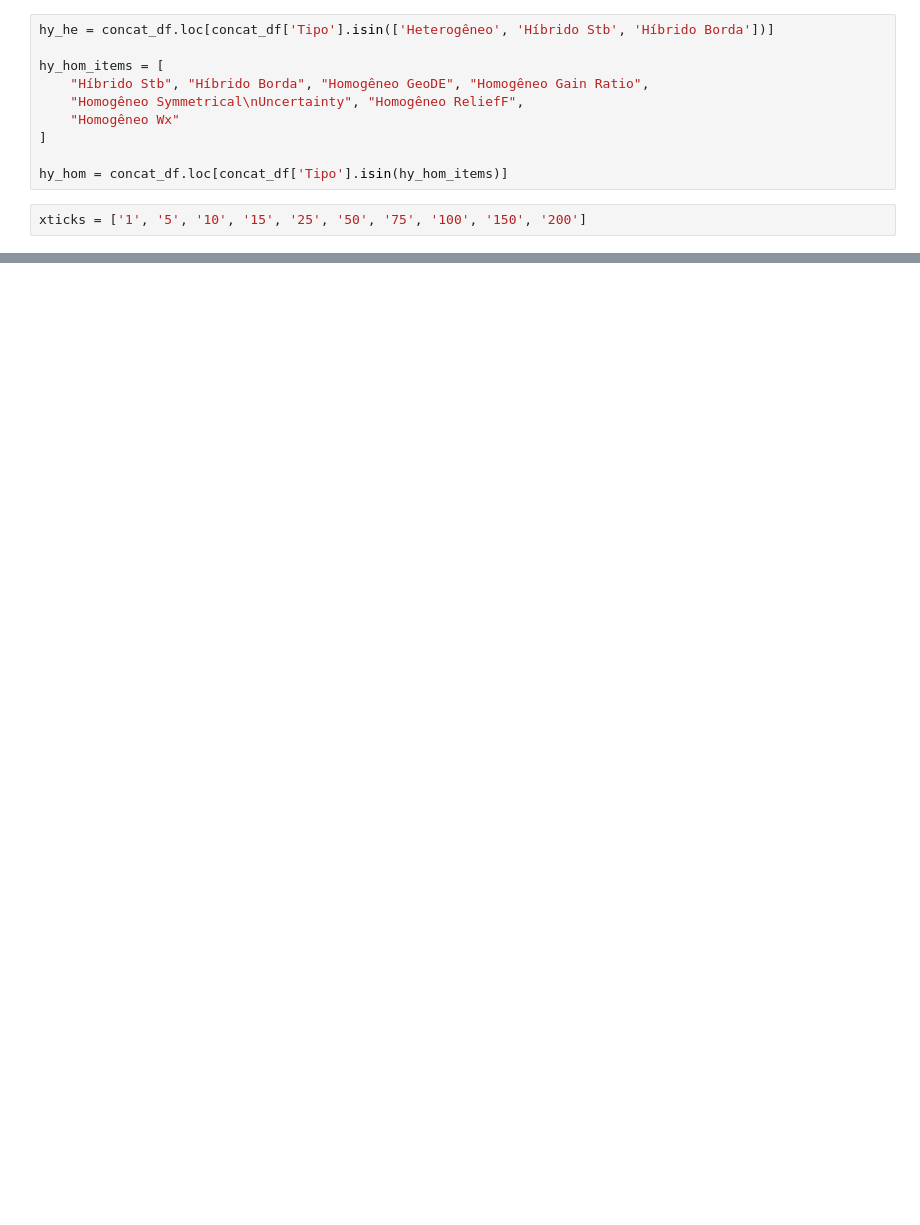
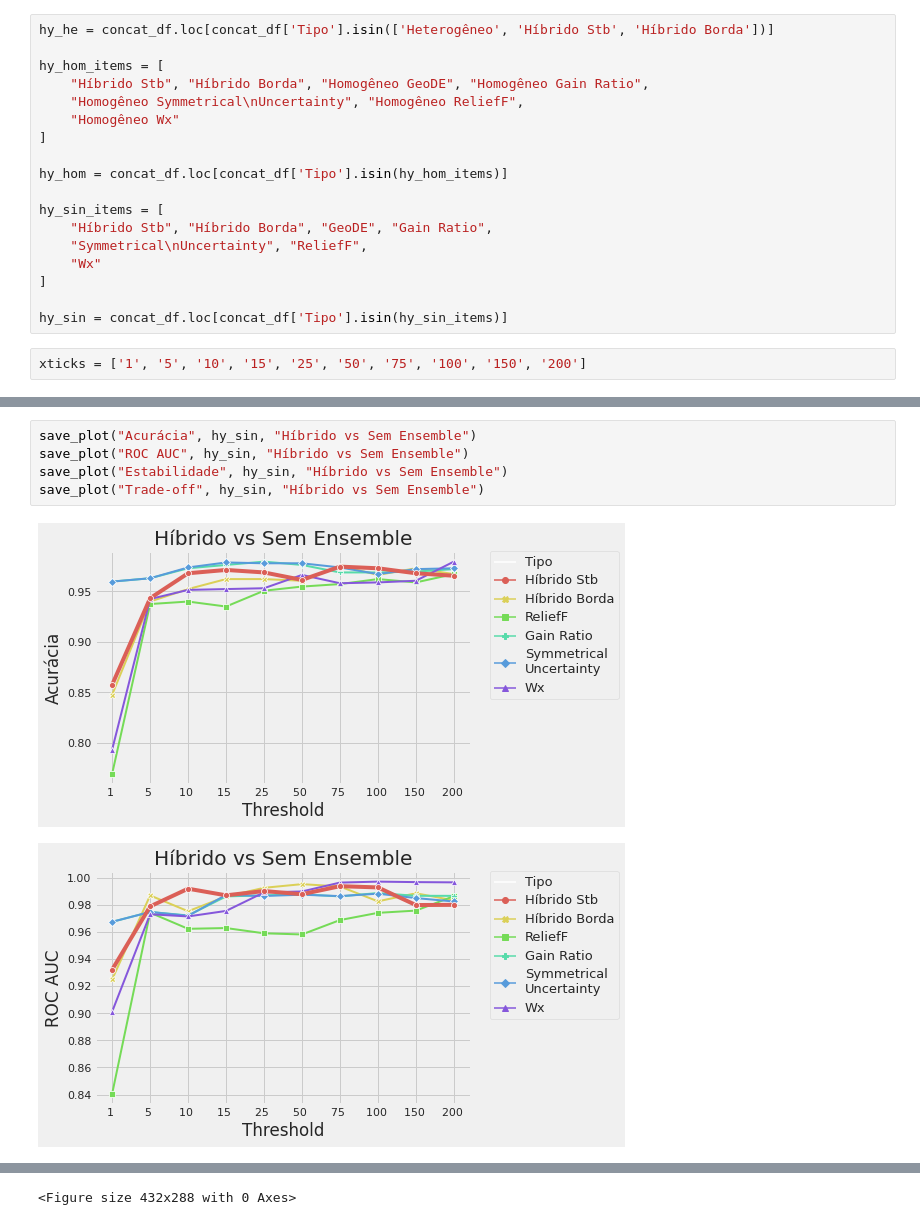
Before and after one commit to colombelli/bioinformatics-ml, a Jupyter notebook: Experiments/cross-dataset testing/22_ago/brca plots - rerun GB machine.ipynb, the cells around one changed output, grey strips where cells are left out. Drawn from its saved outputs; the diff is of its cells as text; blank space fills up the shorter version.

```diff
--- a/Experiments/cross-dataset testing/22_ago/brca plots - rerun GB machine.ipynb
+++ b/Experiments/cross-dataset testing/22_ago/brca plots - rerun GB machine.ipynb
@@ -62,6 +62,14 @@ hy_hom_items = [
 ]
 
 hy_hom = concat_df.loc[concat_df['Tipo'].isin(hy_hom_items)]
+
+hy_sin_items = [
+    "Híbrido Stb", "Híbrido Borda", "GeoDE", "Gain Ratio",
+    "Symmetrical\nUncertainty", "ReliefF",
+    "Wx"
+]
+
+hy_sin = concat_df.loc[concat_df['Tipo'].isin(hy_sin_items)]
 # %%
 xticks = ['1', '5', '10', '15', '25', '50', '75', '100', '150', '200']
 # %%
@@ -108,0 +127,8 @@ save_plot("ROC AUC", hy_hom, "Híbrido vs Homogêneo")
+# %%
+save_plot("Acurácia", hy_sin, "Híbrido vs Sem Ensemble")
+save_plot("ROC AUC", hy_sin, "Híbrido vs Sem Ensemble")
+save_plot("Estabilidade", hy_sin, "Híbrido vs Sem Ensemble")
+save_plot("Trade-off", hy_sin, "Híbrido vs Sem Ensemble")
+# %% [output]
+[figure, added]
+[figure, added]
@@ -108,0 +137 @@ save_plot("ROC AUC", hy_hom, "Híbrido vs Homogêneo")
+<Figure size 432x288 with 0 Axes>
```
Also changed, not shown: parts of 6 cells of this notebook, 1 other file.
